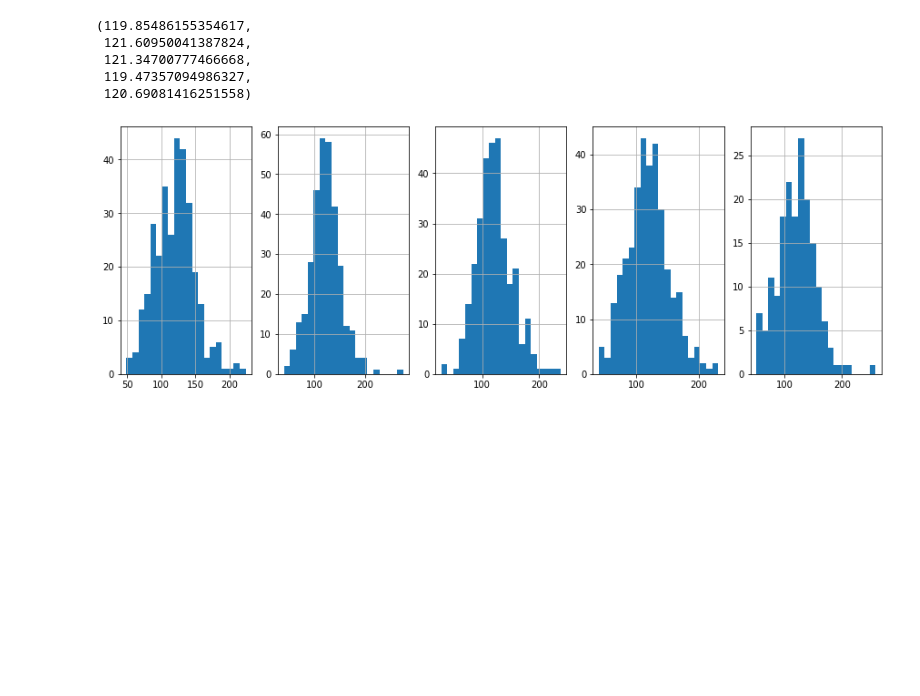
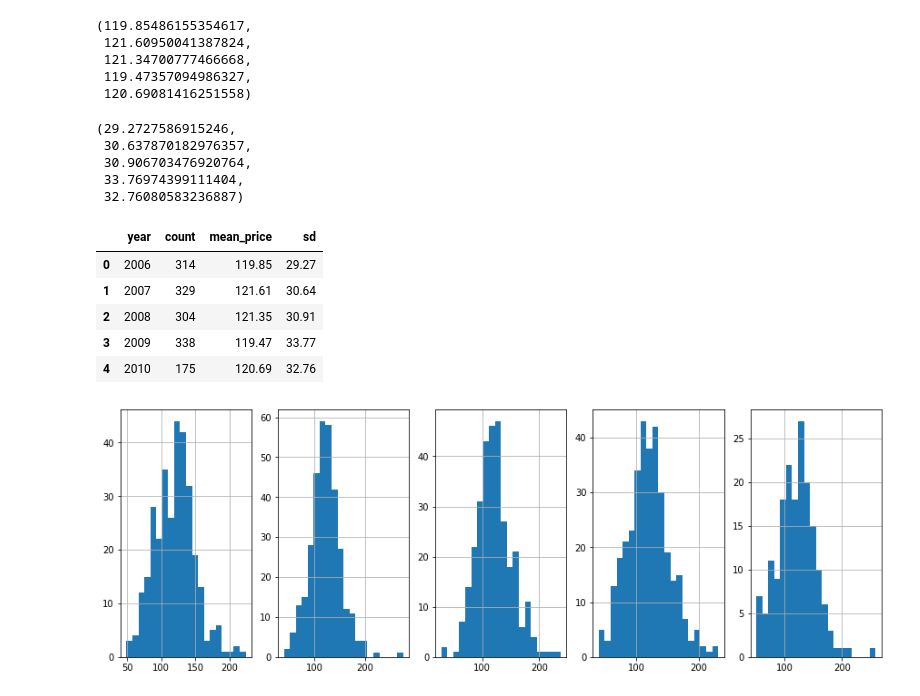
Before and after one commit to Shunling/CapstoneProjects, a Jupyter notebook: HousePriceRegression/Shirley_HousePriceRegression_Statistical_Analysis.ipynb, the cells around one changed output. Cells and saved outputs as stored; diff of their text form; code cells hidden in the pictures; blank space fills up the shorter version.

```diff
--- a/HousePriceRegression/Shirley_HousePriceRegression_Statistical_Analysis.ipynb
+++ b/HousePriceRegression/Shirley_HousePriceRegression_Statistical_Analysis.ipynb
@@ -124,6 +124,27 @@ Y2006.mean(),Y2007.mean(),Y2008.mean(),Y2009.mean(),Y2010.mean()
  121.34700777466668,
  119.47357094986327,
  120.69081416251558)
+# %%
+Y2006.std(ddof=1),Y2007.std(ddof=1),Y2008.std(ddof=1),Y2009.std(ddof=1),Y2010.std(ddof=1)
+# %% [output]
+(29.2727586915246,
+ 30.637870182976357,
+ 30.906703476920764,
+ 33.76974399111404,
+ 32.76080583236887)
+# %%
+tabel1 = pd.DataFrame({'year':[2006,2007,2008,2009,2010],
+                      'count':[314, 329, 304, 338, 175],
+                      'mean_price':[119.85,121.61,121.35,119.47,120.69],
+                      'sd':[29.27,30.64,30.91,33.77,32.76]})
+tabel1
+# %% [output]
+|  | year | count | mean_price | sd |
+| 0 | 2006 | 314 | 119.85 | 29.27 |
+| 1 | 2007 | 329 | 121.61 | 30.64 |
+| 2 | 2008 | 304 | 121.35 | 30.91 |
+| 3 | 2009 | 338 | 119.47 | 33.77 |
+| 4 | 2010 | 175 | 120.69 | 32.76 |
 # %%
 fig = plt.figure(figsize = (15,5))
 ax1 = fig.add_subplot(151)
```
Also changed, not shown: parts of 2 cells of this notebook.
